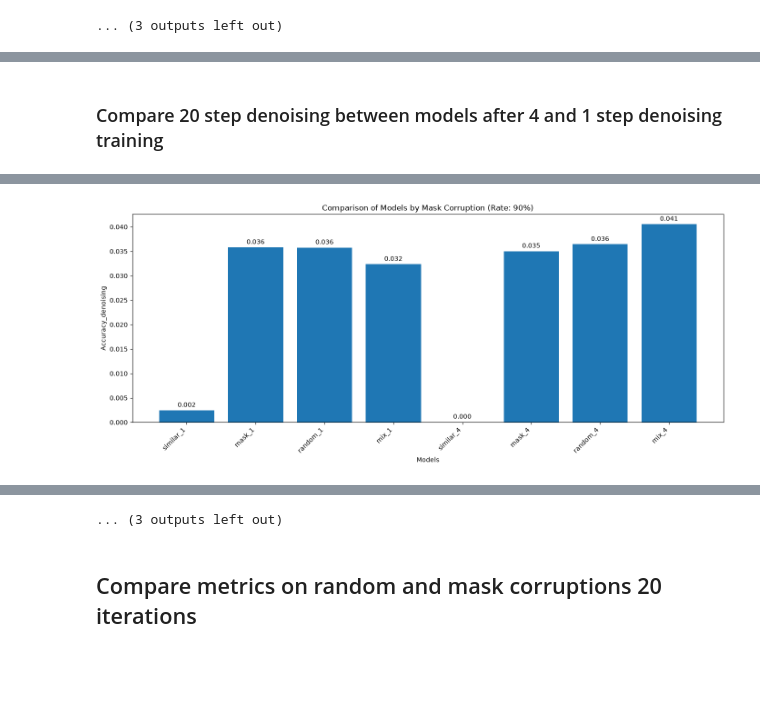
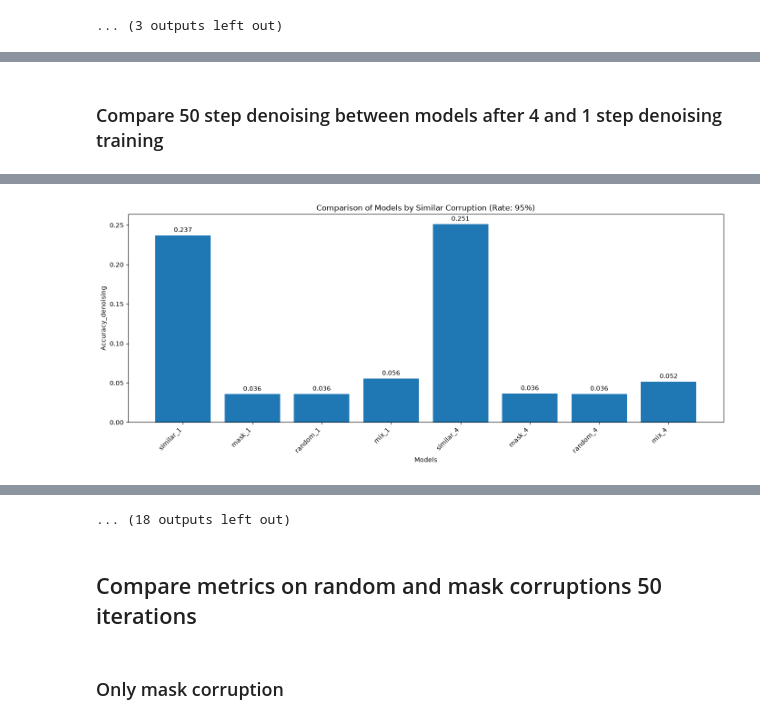
Before and after one commit to AndreRab/Multi-Phase-Corruption-Curriculum-for-Diffusion-Language-Models-training, a Jupyter notebook: results/results.ipynb, the cells around one changed output, grey strips where cells are left out. Saved outputs shown, nothing was run; the diff lists cells and outputs as text; code cells hidden in the pictures; blank space fills up the shorter version.

```diff
--- a/results/results.ipynb
+++ b/results/results.ipynb
@@ -191,5 +194,5 @@ for corruption_method in df['corruption_method'].unique():
 # %%
-df = pd.read_json('eval/evaluation_results_20_4_steps.json')
+df = pd.read_json('eval/evaluation_results_50_4_steps.json')
 
 for corruption_method in df['corruption_method'].unique():
     for corruption_rate in df['corruption_rate'].unique():
@@ -210,9 +213,9 @@ for corruption_method in df['corruption_method'].unique():
 ... (3 outputs left out)
 # %% [markdown]
-### Compare 20 step denoising between models after 4 and 1 step denoising training
+### Compare 50 step denoising between models after 4 and 1 step denoising training
 # %%
-df_1_step = pd.read_json('eval/evaluation_results_20.json')
-df_4_steps = pd.read_json('eval/evaluation_results_20_4_steps.json')
+df_1_step = pd.read_json('eval/evaluation_results_50.json')
+df_4_steps = pd.read_json('eval/evaluation_results_50_4_steps.json')
 
 df_1_step = df_1_step[df_1_step.model != 'default']
 df_1_step.model = df_1_step.model.map(lambda x: x.split('_')[0] + '_1' if '_' in x else x)
@@ -221,8 +224,9 @@ df_4_steps = df_4_steps[df_4_steps.model != 'default']
 df_4_steps.model = df_4_steps.model.map(lambda x: x.split('_')[0] + '_4' if '_' in x else x)
 
 df = pd.concat([df_1_step, df_4_steps], ignore_index=True)
+df['denoising_gain'] = df['accuracy_denoising'] - df['accuracy']
 # %%
-POSSIBLE_METRICS = ['loss', 'accuracy', 'accuracy_denoising']
+POSSIBLE_METRICS = ['loss', 'accuracy', 'accuracy_denoising', 'denoising_gain']
 
 def compare_models_by_one_metric(df, corruption_method, corruption_rate, metric):
     if metric not in POSSIBLE_METRICS:
@@ -260,4 +264,5 @@ CORRUPTION_RATES = df['corruption_rate'].unique()
 for method in METHODS:
     for rate in CORRUPTION_RATES:
             compare_models_by_one_metric(df, method, rate, 'accuracy_denoising')
+            compare_models_by_one_metric(df, method, rate, 'denoising_gain')
 # %% [output]
@@ -272 +277 @@ for method in METHODS:
-[figure, old version]
+[figure, new version]
@@ -276,3 +281,5 @@ for method in METHODS:
-... (3 outputs left out)
+... (18 outputs left out)
 # %% [markdown]
-## Compare metrics on random and mask corruptions 20 iterations
+## Compare metrics on random and mask corruptions 50 iterations
+# %% [markdown]
+### Only mask corruption
```
Also changed, not shown: parts of 30 cells of this notebook, 1 other file.
